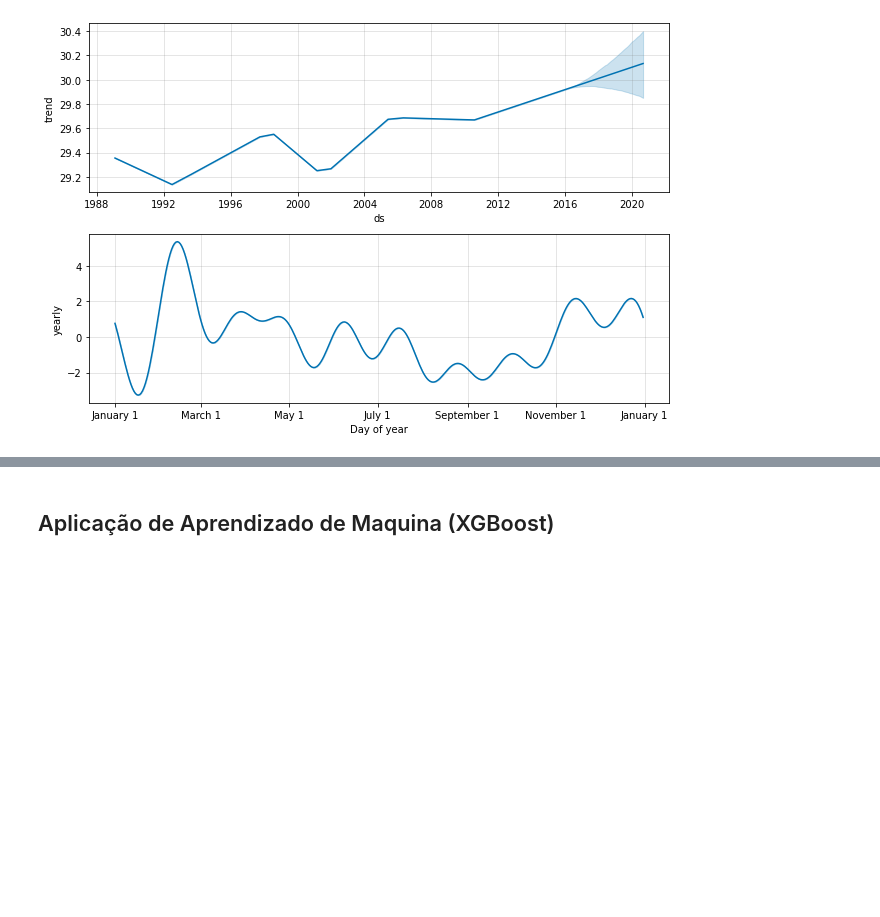
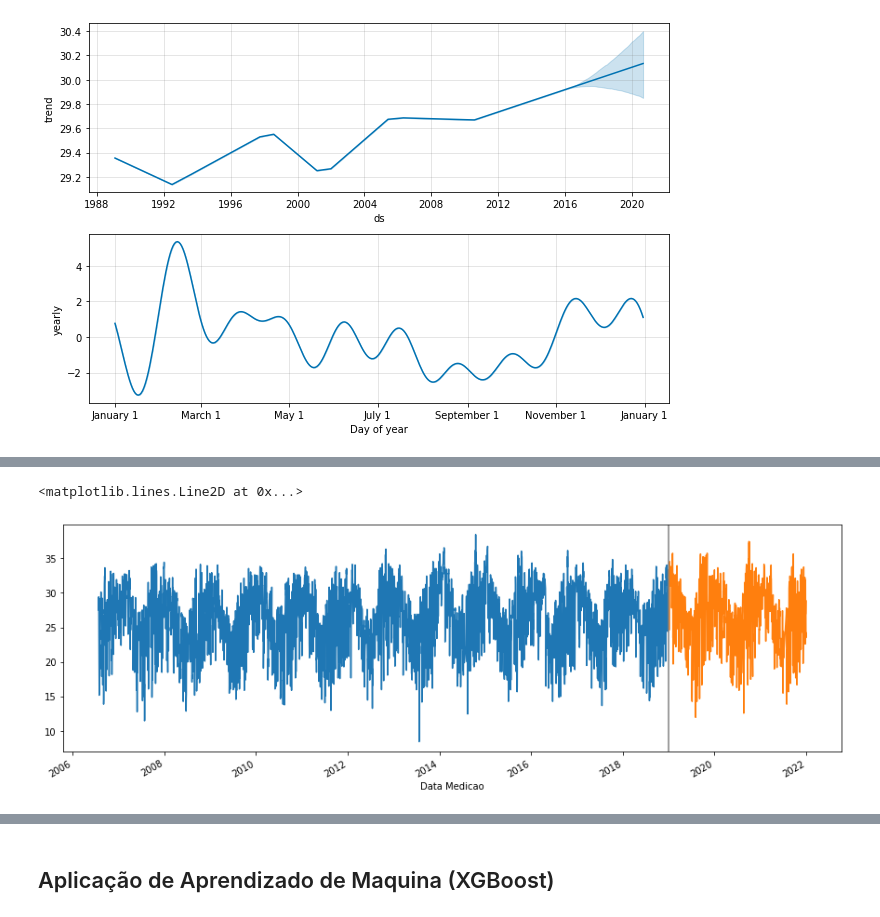
Before and after one commit to Bernardofcr/time_series_analysis, a Jupyter notebook: Time Series Analysis.ipynb, the cells around one changed output, grey strips where cells are left out. Saved outputs shown, nothing was run; the diff lists cells and outputs as text; code cells hidden in the pictures; blank space fills up the shorter version.

```diff
--- a/Time Series Analysis.ipynb
+++ b/Time Series Analysis.ipynb
@@ -286,0 +258,10 @@ plot=model.plot_components(forecast)
+# %%
+train = df[:"2018"]
+test = df["2019":]
+fig, ax = plt.subplots(figsize=(15, 5))
+train["TEMPERATURA MAXIMA, DIARIA (AUT)(°C)"].plot()
+test["TEMPERATURA MAXIMA, DIARIA (AUT)(°C)"].plot()
+ax.axvline('01-01-2019', color="grey")
+# %% [output]
+<matplotlib.lines.Line2D at 0x...>
+[figure, added]
```
Also changed, not shown: parts of 35 cells of this notebook.
